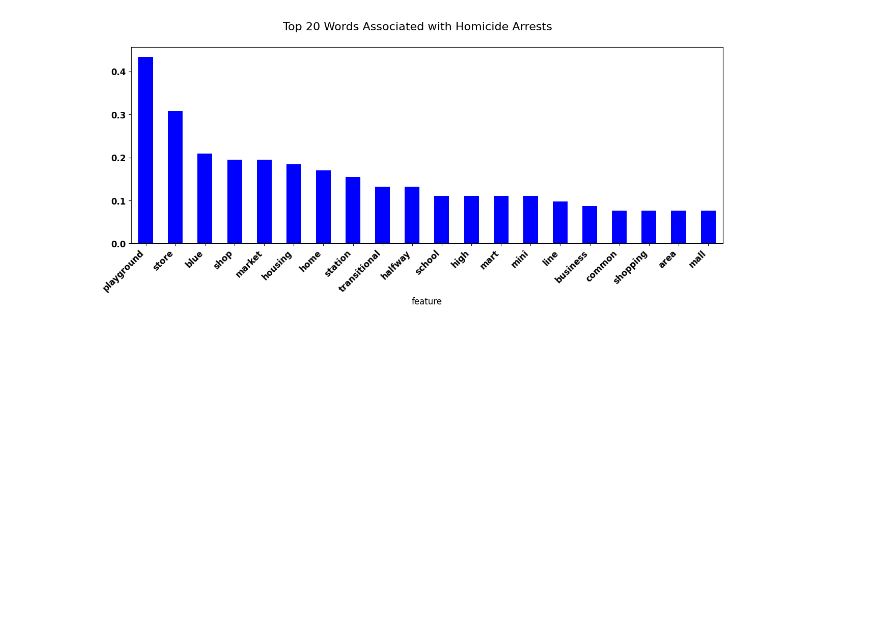
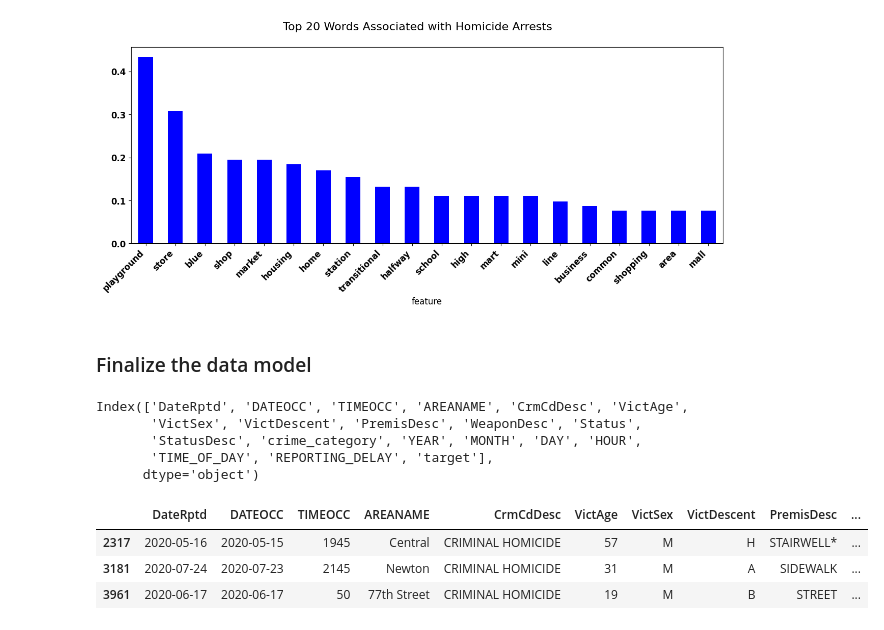
Before and after one commit to DanHerman212/los_angeles_crime, a Jupyter notebook: notebooks/3_data_modeling_motor_veh_theft.ipynb, the cells around one changed output. Saved outputs shown, nothing was run; the diff lists cells and outputs as text; code cells hidden in the pictures; blank space fills up the shorter version.

```diff
--- a/notebooks/3_data_modeling.ipynb
+++ b/notebooks/3_data_modeling_motor_veh_theft.ipynb
@@ -403,3 +393,18 @@ plt.suptitle('Top 20 Words Associated with Homicide Arrests', fontsize=16)
 plt.xticks(rotation=45, ha='right');
 # %% [output]
 [figure]
+# %% [markdown]
+### Finalize the data model
+# %%
+display(homicide.columns)
+display(homicide[:3])
+# %% [output]
+Index(['DateRptd', 'DATEOCC', 'TIMEOCC', 'AREANAME', 'CrmCdDesc', 'VictAge',
+       'VictSex', 'VictDescent', 'PremisDesc', 'WeaponDesc', 'Status',
+       'StatusDesc', 'crime_category', 'YEAR', 'MONTH', 'DAY', 'HOUR',
+       'TIME_OF_DAY', 'REPORTING_DELAY', 'target'],
+      dtype='object')
+|  | DateRptd | DATEOCC | TIMEOCC | AREANAME | CrmCdDesc | VictAge | VictSex | VictDescent | PremisDesc | ... |
+| 2317 | 2020-05-16 | 2020-05-15 | 1945 | Central | CRIMINAL HOMICIDE | 57 | M | H | STAIRWELL* | ... |
+| 3181 | 2020-07-24 | 2020-07-23 | 2145 | Newton | CRIMINAL HOMICIDE | 31 | M | A | SIDEWALK | ... |
+| 3961 | 2020-06-17 | 2020-06-17 | 50 | 77th Street | CRIMINAL HOMICIDE | 19 | M | B | STREET | ... |
```
Also changed, not shown: parts of 5 cells of this notebook, 3 other files.
